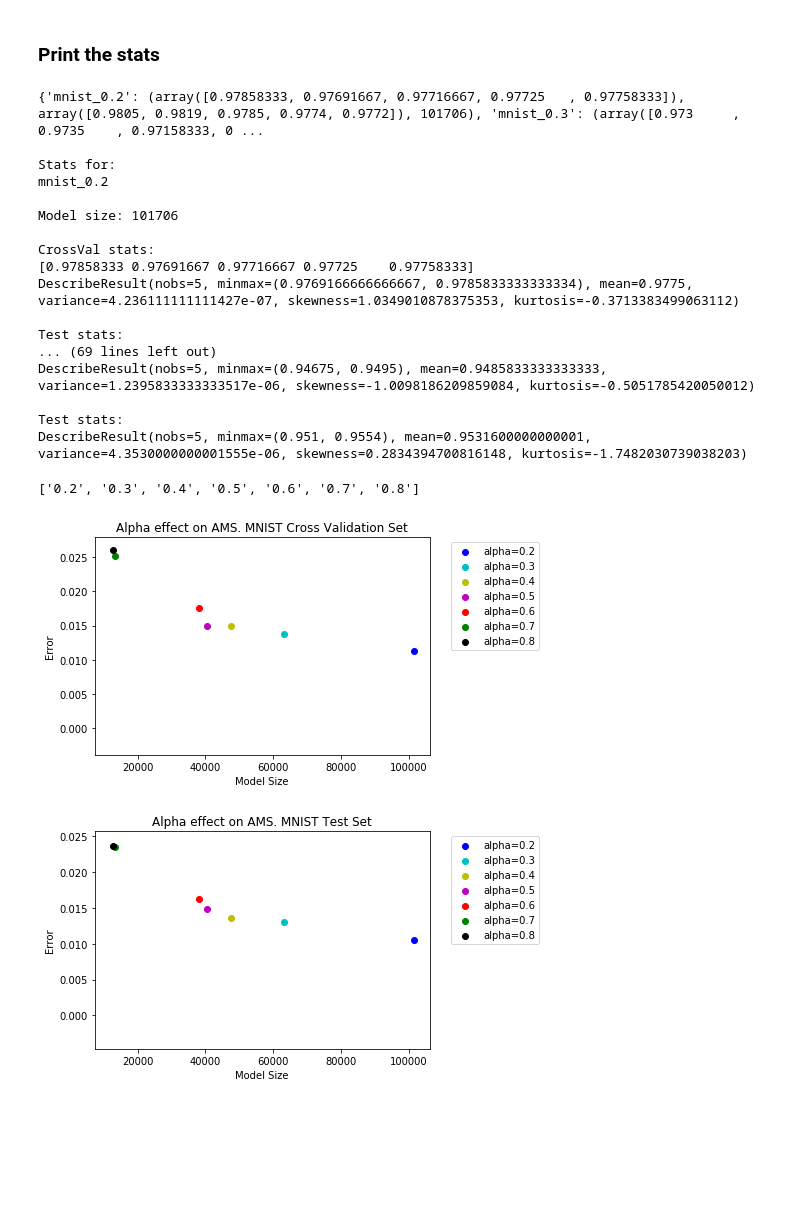
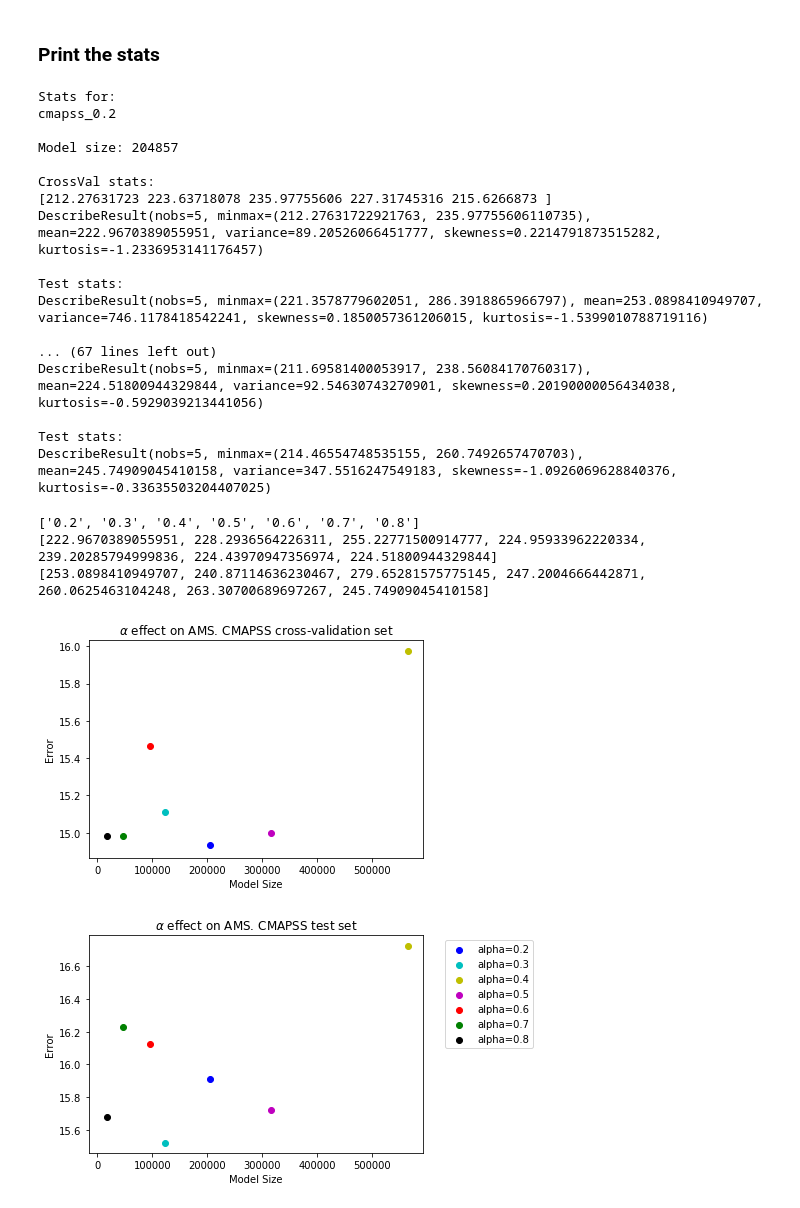
Before and after one commit to dlaredo/automatic_model_selection, a Jupyter notebook: code/TestBestModels.ipynb, the cells around one changed output. Saved outputs shown, nothing was run; the diff lists cells and outputs as text; code cells hidden in the pictures; blank space fills up the shorter version.

Commit message:
Code to generate CMAPSS plots added

```diff
--- a/code/TestBestModels.ipynb
+++ b/code/TestBestModels.ipynb
@@ -155,8 +156,8 @@ test_sets = {'cifar10':(CIFAR10DataHandler, None, 2),
              'mnist':(MNISTDataHandler, None, 2)}
 """
 
-#test_sets = {'cmapss':(cmapss_dhandler, MinMaxScaler(feature_range=(-1, 1)), 1)}
-test_sets = {'mnist':(MNISTDataHandler, None, 2)}
+test_sets = {'cmapss':(cmapss_dhandler, MinMaxScaler(feature_range=(-1, 1)), 1)}
+#test_sets = {'mnist':(MNISTDataHandler, None, 2)}
 #alpha_folders = ['alpha0.6', 'alpha0.8', 'alpha1']
 #alpha_folders = ['alpha0.5']
 #alpha_values = [0.2, 0.3, 0.4, 0.5, 0.6, 0.7, 0.8]
@@ -271,53 +378,69 @@ for key in results.keys():
     key_alphas = key.split('_')
     alphas.append(key_alphas[1])
 # %% [output]
-{'mnist_0.2': (array([0.97858333, 0.97691667, 0.97716667, 0.97725   , 0.97758333]), array([0.9805, 0.9819, 0.9785, 0.9774, 0.9772]), 101706), 'mnist_0.3': (array([0.973     , 0.9735    , 0.97158333, 0 ...
+Stats for:
+cmapss_0.2
 
-Stats for:
-mnist_0.2
-
-Model size: 101706
+Model size: 204857
 
 CrossVal stats:
-[0.97858333 0.97691667 0.97716667 0.97725    0.97758333]
-DescribeResult(nobs=5, minmax=(0.9769166666666667, 0.9785833333333334), mean=0.9775, variance=4.236111111111427e-07, skewness=1.0349010878375353, kurtosis=-0.3713383499063112)
+[212.27631723 223.63718078 235.97755606 227.31745316 215.6266873 ]
+DescribeResult(nobs=5, minmax=(212.27631722921763, 235.97755606110735), mean=222.9670389055951, variance=89.20526066451777, skewness=0.2214791873515282, kurtosis=-1.2336953141176457)
 
 Test stats:
-... (69 lines left out)
-DescribeResult(nobs=5, minmax=(0.94675, 0.9495), mean=0.9485833333333333, variance=1.2395833333333517e-06, skewness=-1.0098186209859084, kurtosis=-0.5051785420050012)
+DescribeResult(nobs=5, minmax=(221.3578779602051, 286.3918865966797), mean=253.0898410949707, variance=746.1178418542241, skewness=0.1850057361206015, kurtosis=-1.5399010788719116)
+
+... (67 lines left out)
+DescribeResult(nobs=5, minmax=(211.69581400053917, 238.56084170760317), mean=224.51800944329844, variance=92.54630743270901, skewness=0.20190000056434038, kurtosis=-0.5929039213441056)
 
 Test stats:
-DescribeResult(nobs=5, minmax=(0.951, 0.9554), mean=0.9531600000000001, variance=4.3530000000001555e-06, skewness=0.2834394700816148, kurtosis=-1.7482030739038203)
+DescribeResult(nobs=5, minmax=(214.46554748535155, 260.7492657470703), mean=245.74909045410158, variance=347.5516247549183, skewness=-1.0926069628840376, kurtosis=-0.33635503204407025)
 # %%
 print(alphas)
+print(cv_errors)
+print(test_errors)
 # %% [output]
 ['0.2', '0.3', '0.4', '0.5', '0.6', '0.7', '0.8']
+[222.9670389055951, 228.2936564226311, 255.22771500914777, 224.95933962220334, 239.20285794999836, 224.43970947356974, 224.51800944329844]
+[253.0898410949707, 240.87114636230467, 279.65281575775145, 247.2004666442871, 260.0625463104248, 263.30700689697267, 245.74909045410158]
 # %%
 np_sizes = np.array(model_sizes)
 
-np_cv_errors = 1 - np.array(np.sqrt(cv_errors)) #Used for accuracy to measure error
+#np_cv_errors = 1 - np.array(cv_errors) #Used for accuracy error
+
+np_cv_errors = np.sqrt(np.array(cv_errors)) #Used for RMSE
+
 np_alphas = np.array(alphas)
 
 colors = ['b', 'c', 'y', 'm', 'r', 'g', 'k']
 n1 = plt.scatter(np_sizes[0], np_cv_errors[0], color = colors[0], label = 'alpha='+np_alphas[0])
 n2 = plt.scatter(np_sizes[1], np_cv_errors[1], color = colors[1], label = 'alpha='+np_alphas[1])
 n3 = plt.scatter(np_sizes[2], np_cv_errors[2], color = colors[2], label = 'alpha='+np_alphas[2])
 n4 = plt.scatter(np_sizes[3], np_cv_errors[3], color = colors[3], label = 'alpha='+np_alphas[3])
 n5 = plt.scatter(np_sizes[4], np_cv_errors[4], color = colors[4], label = 'alpha='+np_alphas[4])
 n6 = plt.scatter(np_sizes[5], np_cv_errors[5], color = colors[5], label = 'alpha='+np_alphas[5])
 n7 = plt.scatter(np_sizes[6], np_cv_errors[6], color = colors[6], label = 'alpha='+np_alphas[6])
 
-plt.legend(bbox_to_anchor=(1.05, 1),loc=2)
+#plt.legend(bbox_to_anchor=(1.05, 1),loc=2)
 plt.xlabel('Model Size')
 plt.ylabel('Error')
-plt.title("Alpha effect on AMS. MNIST Cross Validation Set")
+
+#plt.title(r'$\alpha$'+' effect on AMS. MNIST cross-validation set')
+#plt.savefig('alpha_ams_mnist_cvset.png', bbox_inches='tight', dpi=300)
+
+plt.title(r'$\alpha$'+' effect on AMS. CMAPSS cross-validation set')
+plt.savefig('alpha_ams_cmapss_cvset.png', bbox_inches='tight', dpi=300)
+
 plt.show()
 # %% [output]
-[figure, old version]
+[figure, new version]
 # %%
 np_sizes = np.array(model_sizes)
 
-np_test_errors = 1 - np.array(np.sqrt(test_errors)) #Used for accuracy to measure error
+#np_test_errors = 1 - np.array(test_errors) #Used for accuracy error
+
+np_test_errors = np.sqrt(np.array(test_errors)) #Used for RMSE
+
 np_alphas = np.array(alphas)
 
 colors = ['b', 'c', 'y', 'm', 'r', 'g', 'k']
@@ -333,7 +456,13 @@ plt.legend(bbox_to_anchor=(1.05, 1),loc=2)
 plt.legend(bbox_to_anchor=(1.05, 1),loc=2)
 plt.xlabel('Model Size')
 plt.ylabel('Error')
-plt.title("Alpha effect on AMS. MNIST Test Set")
+
+plt.title(r'$\alpha$'+' effect on AMS. MNIST test set')
+plt.savefig('alpha_ams_mnist_testset.png', bbox_inches='tight', dpi=300)
+
+plt.title(r'$\alpha$'+' effect on AMS. CMAPSS test set')
+plt.savefig('alpha_ams_cmapss_testset.png', bbox_inches='tight', dpi=300)
+
 plt.show()
 # %% [output]
-[figure, old version]
+[figure, new version]
```
Also changed, not shown: parts of 2 cells of this notebook, 1 other file.
